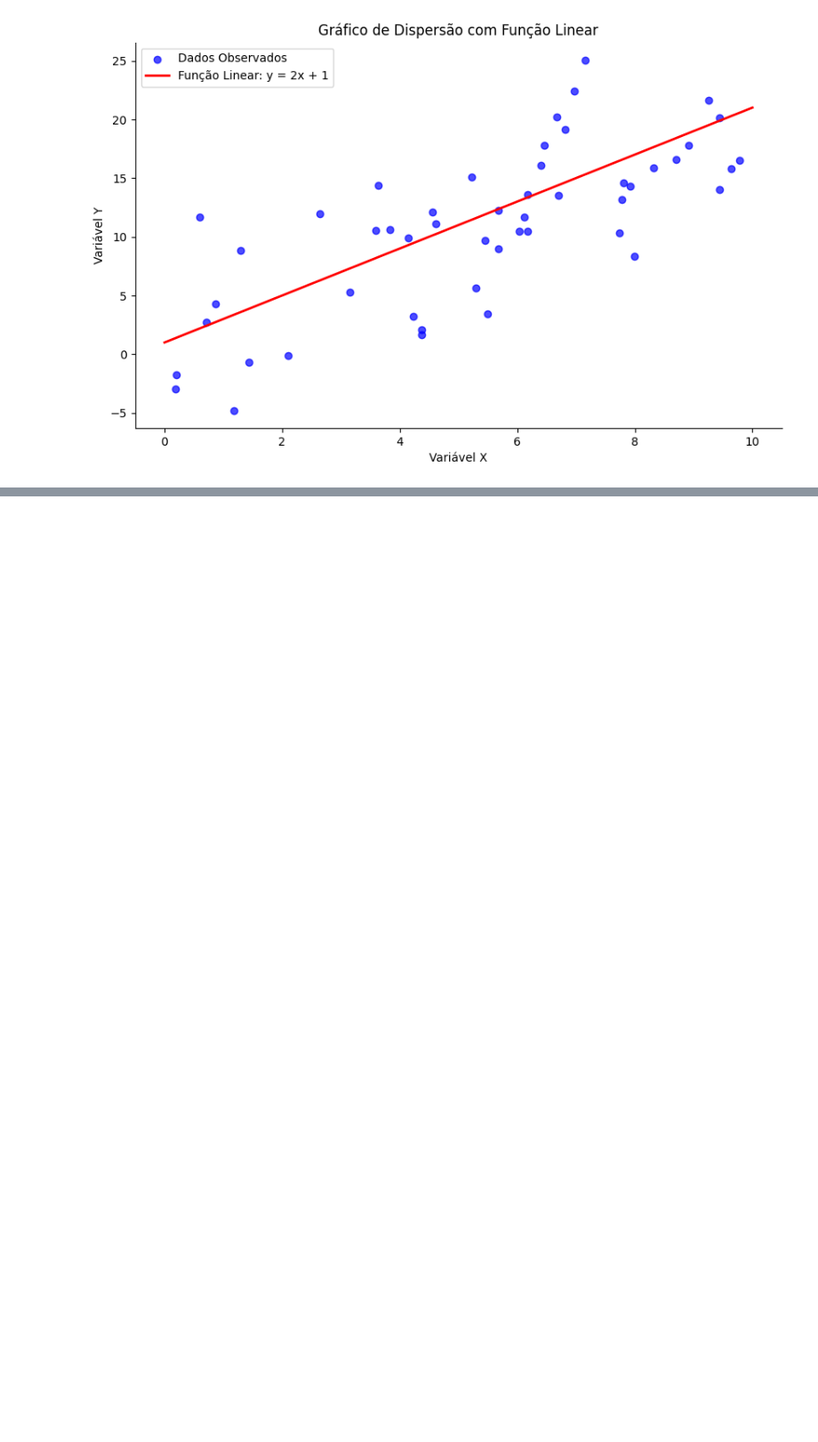
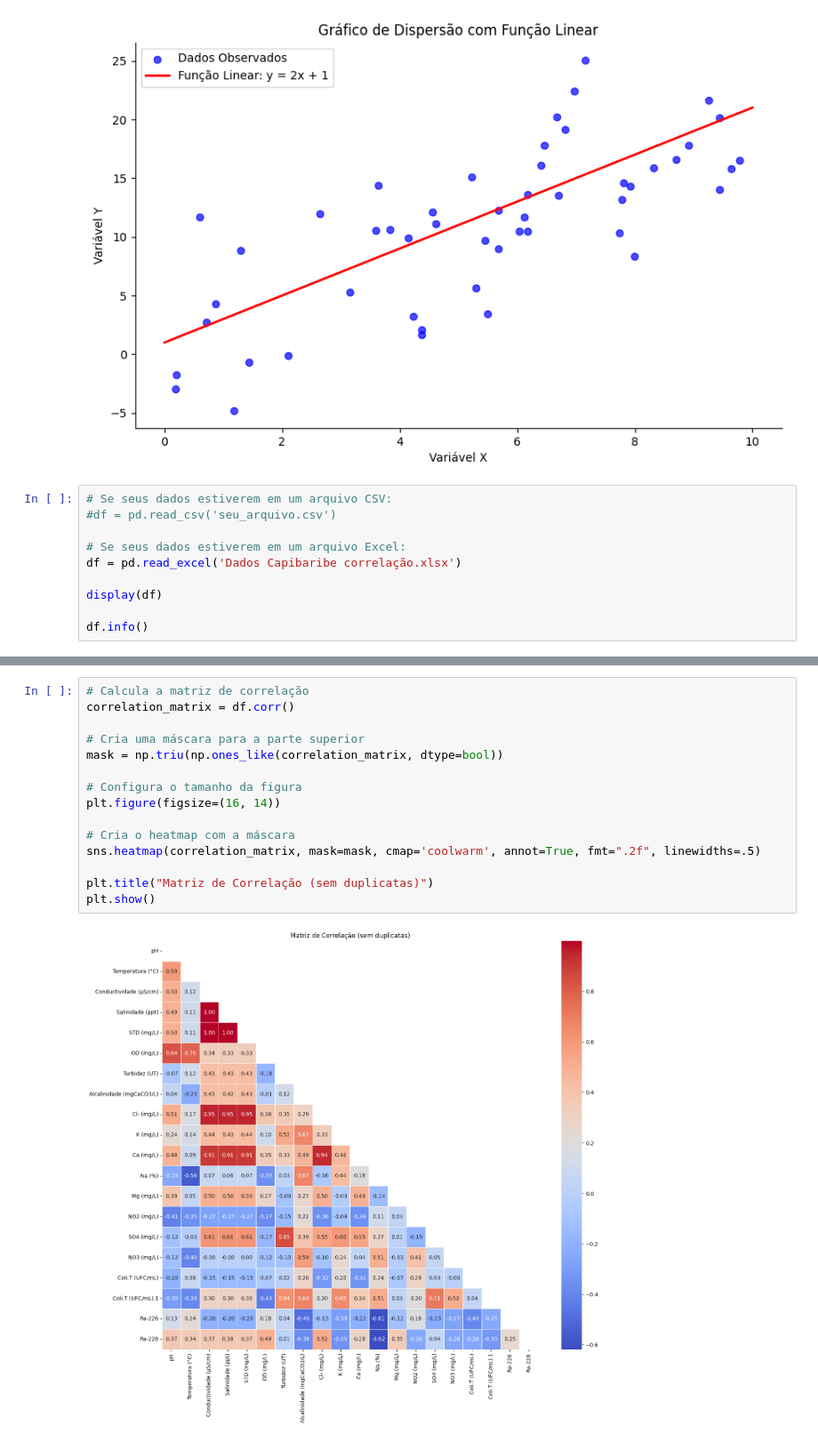
Before and after one commit to Robert-FM/AM_preparacao, a Jupyter notebook: EDA.ipynb, the cells around one changed output, grey strips where cells are left out. Shown: that part at 89% size. Saved outputs shown, nothing was run; the diff lists cells and outputs as text; blank space fills up the shorter version.

```diff
--- a/EDA.ipynb
+++ b/EDA.ipynb
@@ -113,3 +115,13 @@ plt.legend()
 plt.show()
 # %% [output]
 [figure]
+# %%
+# Se seus dados estiverem em um arquivo CSV:
+#df = pd.read_csv('seu_arquivo.csv')
+
+# Se seus dados estiverem em um arquivo Excel:
+df = pd.read_excel('Dados Capibaribe correlação.xlsx')
+
+display(df)
+
+df.info()
@@ -115,0 +176,17 @@ plt.show()
+# %%
+# Calcula a matriz de correlação
+correlation_matrix = df.corr()
+
+# Cria uma máscara para a parte superior
+mask = np.triu(np.ones_like(correlation_matrix, dtype=bool))
+
+# Configura o tamanho da figura
+plt.figure(figsize=(16, 14))
+
+# Cria o heatmap com a máscara
+sns.heatmap(correlation_matrix, mask=mask, cmap='coolwarm', annot=True, fmt=".2f", linewidths=.5)
+
+plt.title("Matriz de Correlação (sem duplicatas)")
+plt.show()
+# %% [output]
+[figure, added]
```
Also changed, not shown: parts of 3 cells of this notebook, 1 other file.
